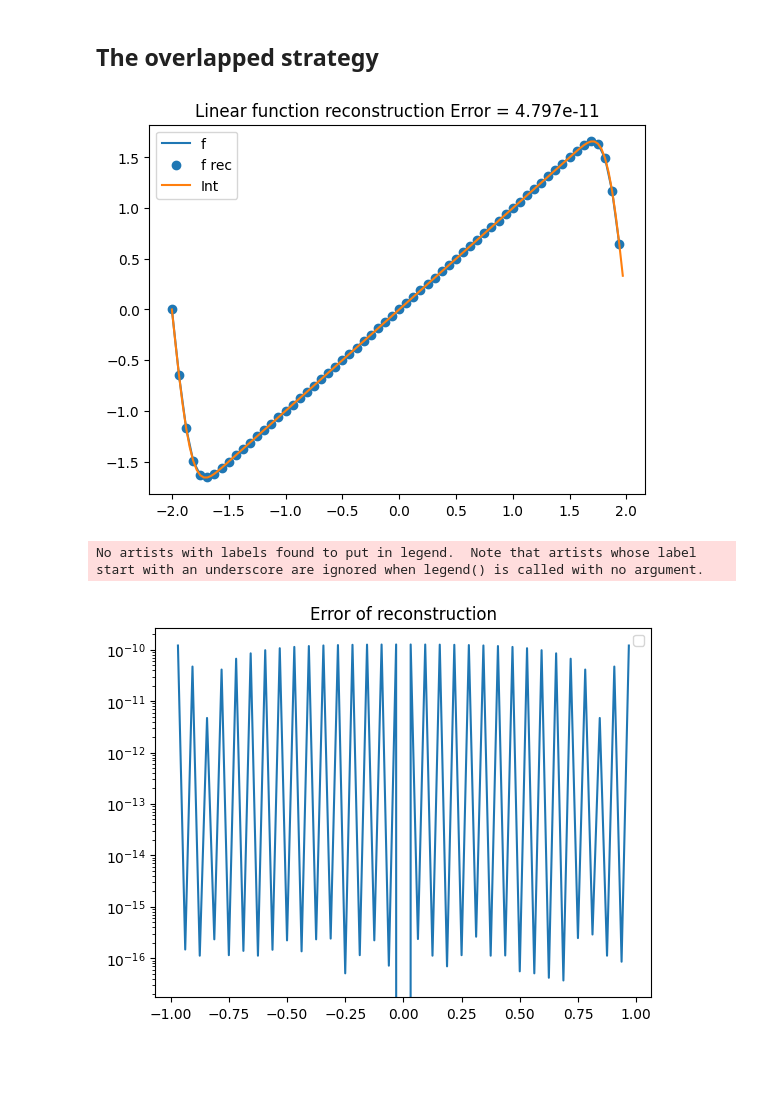
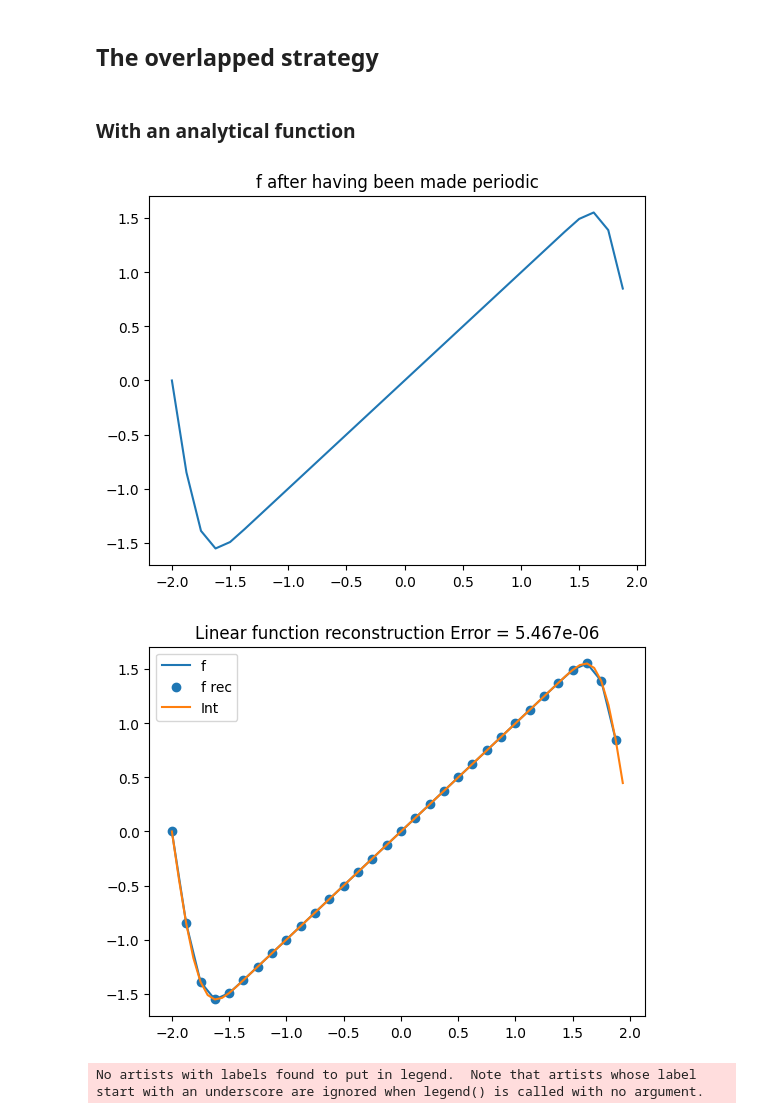
Before and after one commit to KunkelAlexander/fdm-hybrid-scheme, a Jupyter notebook: demonstration/Bell.ipynb, the cells around one changed output. Saved outputs shown, nothing was run; the diff lists cells and outputs as text; code cells hidden in the pictures; blank space fills up the shorter version.

```diff
--- a/demonstration/Bell.ipynb
+++ b/demonstration/Bell.ipynb
@@ -47,8 +64,8 @@ plt.plot(x, y)
 [figure]
 # %%
 L  = 2 * np.pi
-N  = 64
-Ni = 128
+N  = 32
+Ni = 64
 x  = np.linspace(-psi, psi, N  + 1)[:-1]
 xi = np.linspace(-psi, psi, Ni + 1)[:-1]
 
@@ -112,40 +129,47 @@ No artists with labels found to put in legend.  Note that artists whose label st
 # %% [markdown]
 ## The overlapped strategy
+# %% [markdown]
+### With an analytical function
 # %%
 xs  = np.linspace(-psi, psi, N  + 1)[:-1]
+xi  = np.linspace(-psi, psi, Ni + 1)[:-1]
 L   = 1.3 * np.sqrt(1 - chi/psi) * np.sqrt(len(xs)/2)
-
+b = int(np.argwhere(xi>-chi)[0])
 f = np.zeros(xs.shape)
 for i, x in enumerate(xs):
     Omega = (psi - chi) / 2
     if -psi <= x and x < -chi:
         f[i] = bell(x, L, chi, 2 * psi - chi) * func(x) + bell(x + 2 * psi, L, chi, 2 * psi - chi) * func(x + 2 * psi)
     elif -chi <= x and x < chi:
         f[i] = func(x)
     else:
         f[i] = bell(x, L, chi, 2 * psi - chi) * func(x) + bell(x - 2 * psi, L, chi, 2 * psi - chi) * func(x - 2 * psi)
 
+plt.title("f after having been made periodic")
+plt.plot(xs, f)
+plt.show()
 fhat = fft(f, norm="forward")
 #fhat[int(N/2)] = 0
+Npad = int(Ni/2 - N/2)
 ft   = np.fft.fftshift(fhat)
 fpad = np.concatenate([np.zeros(Npad), ft, np.zeros(Npad)])
 fpad = np.fft.fftshift(fpad)
 frec = ifft(fhat, norm="forward")
 fint = ifft(fpad, norm="forward")
 plt.title(f"Linear function reconstruction Error = {np.mean(np.abs(fint[b:-b] - func(xi)[b:-b])):3.3e}")
 plt.plot(xs, f, label="f")
 plt.scatter(xs, frec, label="f rec")
 plt.plot(xi, fint, label="Int")
 plt.legend()
 plt.show()
 
 
 plt.title(f"Error of reconstruction")
 plt.yscale("log")
 plt.plot(xi[b:-b+1], np.abs(fint[b:-b+1] - func(xi)[b:-b+1]))
 plt.legend()
 plt.show()
 # %% [output]
-[figure, old version]
+[figure, new version]
+[figure, new version]
 No artists with labels found to put in legend.  Note that artists whose label start with an underscore are ignored when legend() is called with no argument.
-[figure, old version]
```
Also changed, not shown: parts of 7 cells of this notebook, 9 other files.
